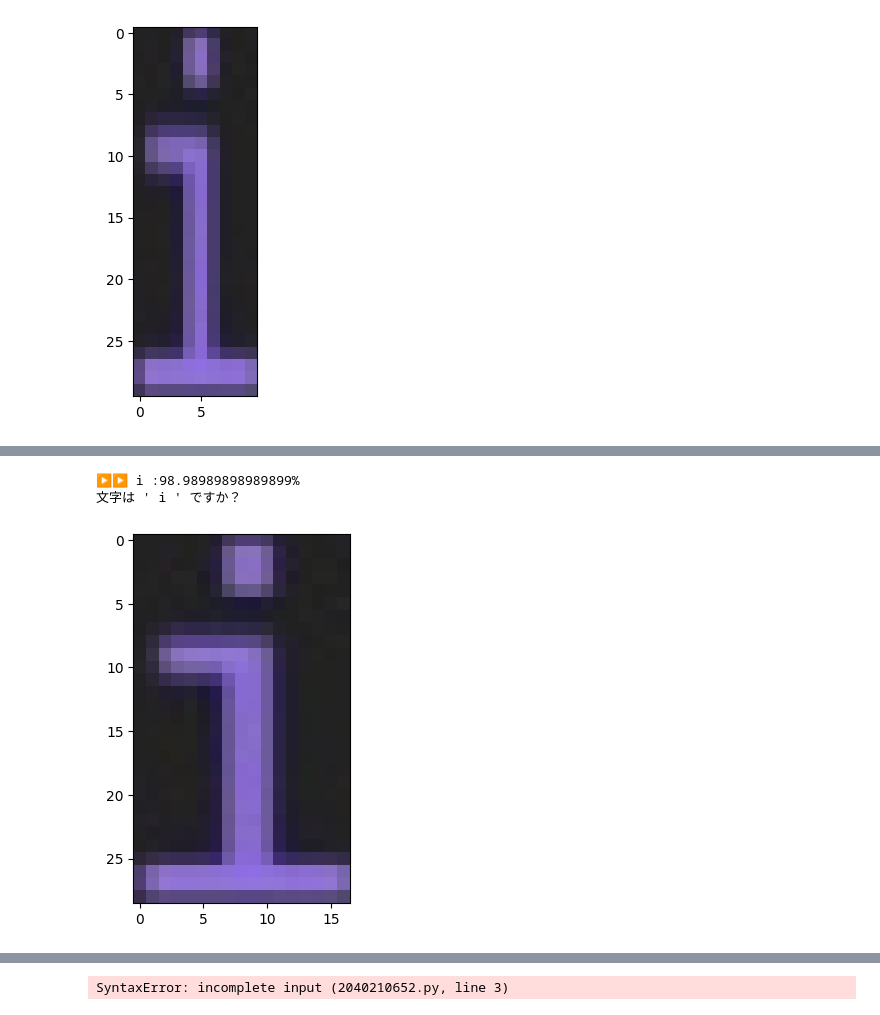
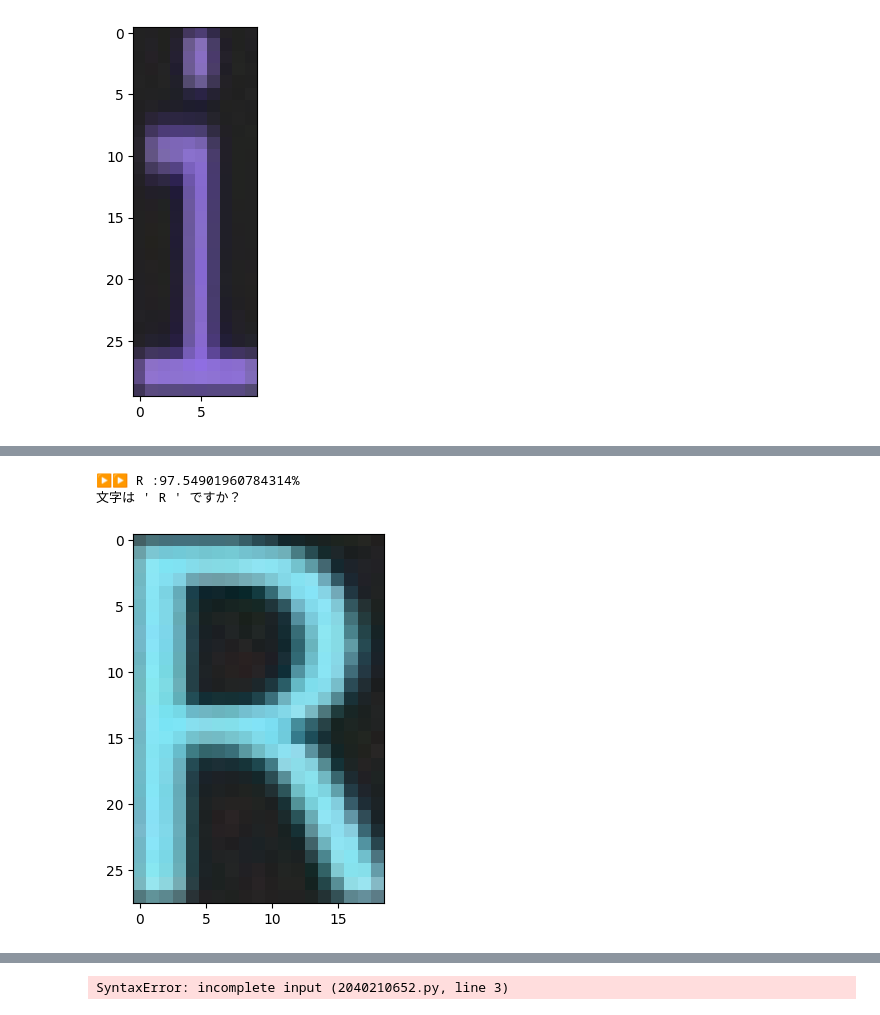
Before and after one commit to mtur2007/OCR_Reader, a Jupyter notebook: txtreader_Mk-II/textreader_Mk-II.ipynb, the cells around one changed output, grey strips where cells are left out. Saved outputs shown, nothing was run; the diff lists cells and outputs as text; code cells hidden in the pictures.

```diff
--- a/txtreader_Mk-II/textreader_Mk-II.ipynb
+++ b/txtreader_Mk-II/textreader_Mk-II.ipynb
@@ -495,20 +504,20 @@ print(f"検証結果[合致数{Truecount}, 誤検知数{Falsecount}]\n")
 # %%
 
-line,lennum = 0,0
+line,lennum = -3,20
 txt = ""
 
 txtimage[line][lennum]
 if len(txtimage[line][lennum]) != 0:
     print(f"文字は ' {seach_txt(txtimage[line][lennum],seach_textdatas,0.15,dataslist,txt)} ' ですか？")
     #print(textdata[num])
     plt.imshow(txtimage[line][lennum])
 
 else:
     print(f"文字は Air判定 です。")
 # %% [output]
-▶️▶️ i :98.98989898989899%
-文字は ' i ' ですか？
+▶️▶️ R :97.54901960784314%
+文字は ' R ' ですか？
-[figure, old version]
+[figure, new version]
 # %%
 for line in seach_textdatas:
     if line[3] == "a":
```
Also changed, not shown: parts of 2 cells of this notebook.
